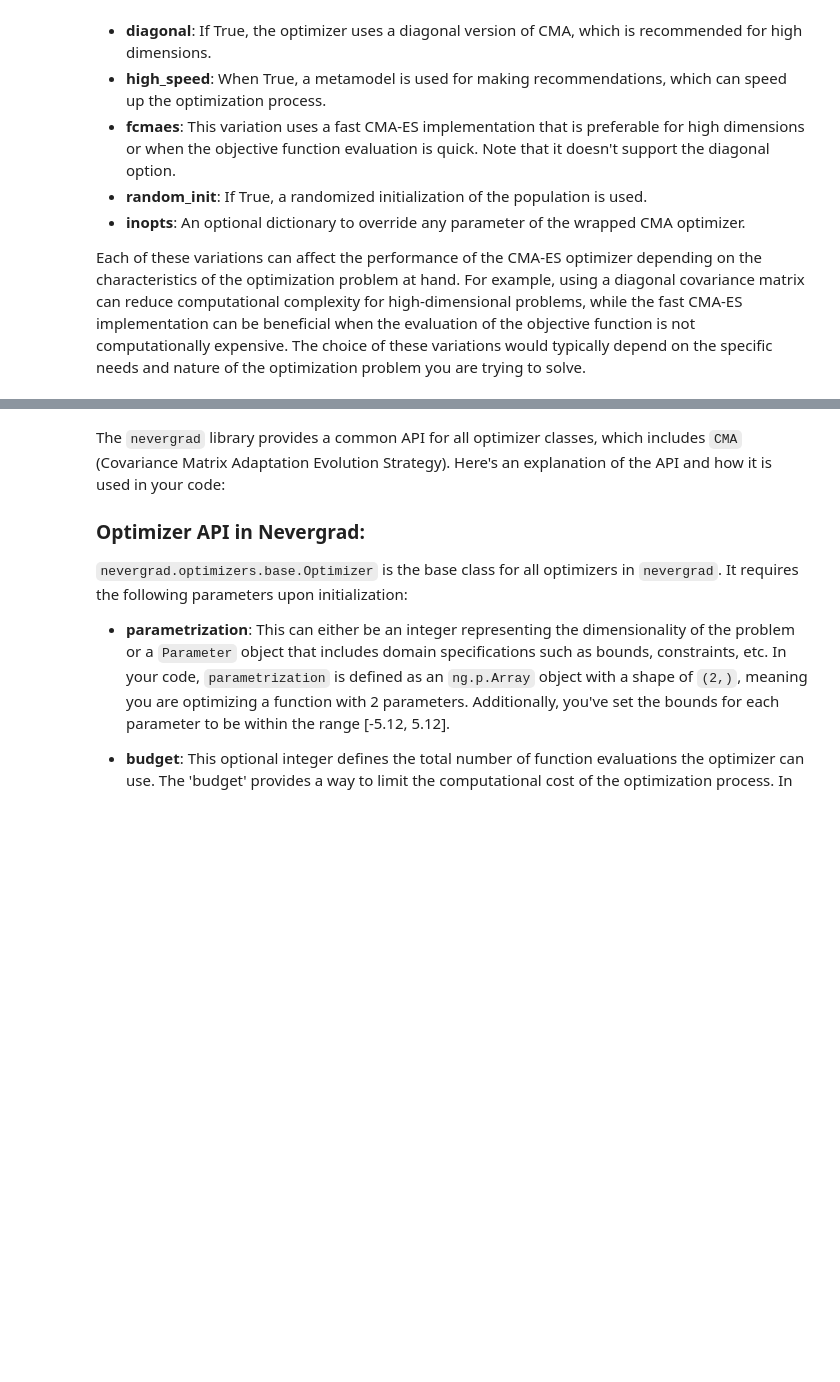
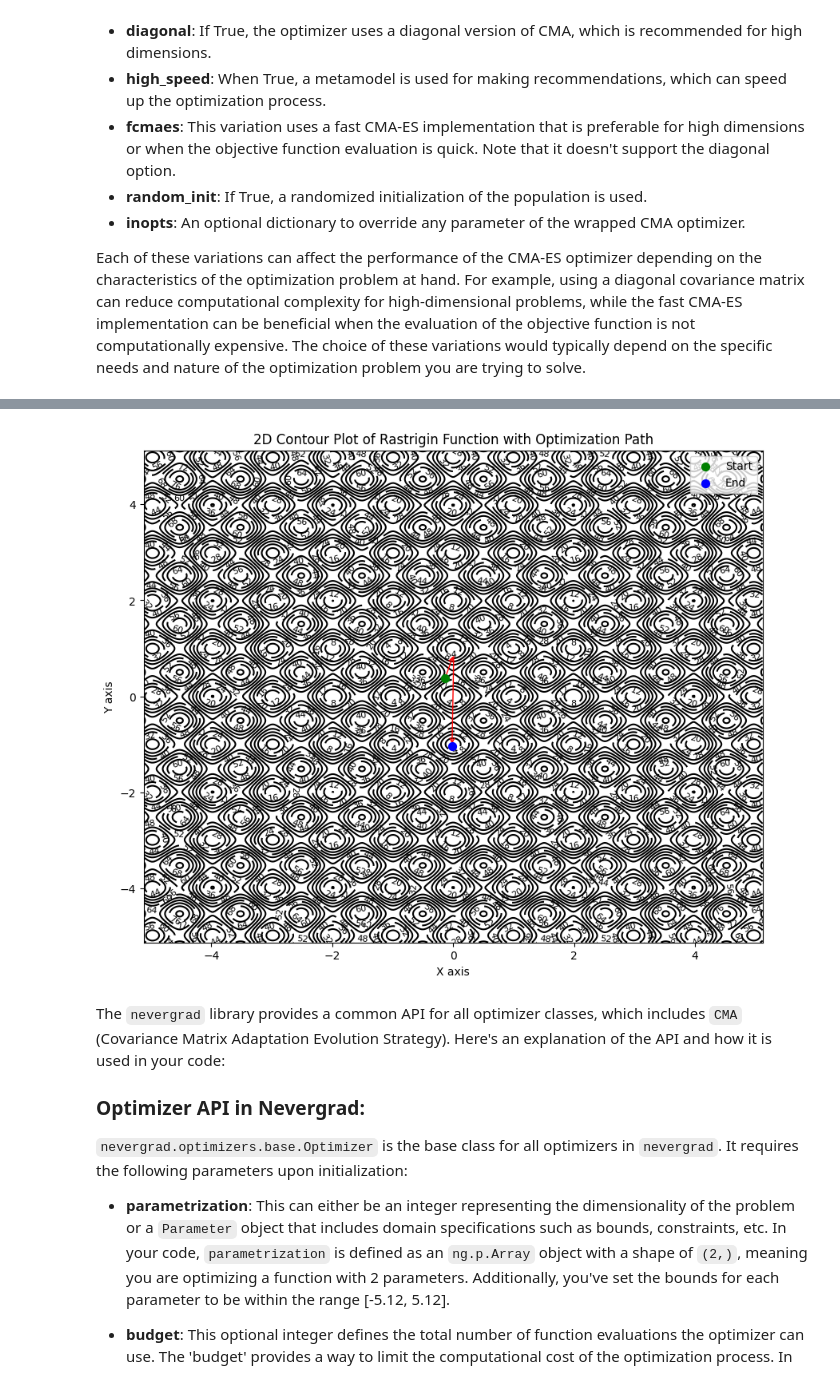
Before and after one commit to shuawoo/CMA-ES-in-Nevergrad, a Jupyter notebook: 草稿_第3.5题.ipynb, the cells around one changed output, grey strips where cells are left out. Cells and saved outputs as stored; diff of their text form; code cells hidden in the pictures; blank space fills up the shorter version.

```diff
--- a/草稿_第3.5题.ipynb
+++ b/草稿_第3.5题.ipynb
@@ -745,3 +728,62 @@ plt.show()
+# %%
+import matplotlib.pyplot as plt
+import numpy as np
+import nevergrad as ng
+
+# Define the Rastrigin function
+def rastrigin(x, A=10):
+    return A * len(x) + sum([(xi ** 2 - A * np.cos(2 * np.pi * xi)) for xi in x])
+
+# Set up the optimizer from nevergrad
+optimizer = ng.optimizers.CMA(parametrization=2, budget=100)
+
+# Track the history of the best value found so far and the points
+history = []
+points = []
+
+# Optimization loop
+for i in range(optimizer.budget):
+    x = optimizer.ask()
+    value = rastrigin(x.value)
+    optimizer.tell(x, value)
+    recommendation = optimizer.provide_recommendation()
+    history.append(rastrigin(recommendation.value))
+    points.append(recommendation.value)
+
+# Create a grid of points and calculate Z values for the contour plot
+X, Y = np.meshgrid(np.linspace(-5.12, 5.12, 400), np.linspace(-5.12, 5.12, 400))
+Z = rastrigin_plot(X, Y)
+
+# Convert points to numpy arrays for plotting
+X_points = np.array([p[0] for p in points])
+Y_points = np.array([p[1] for p in points])
+
+# Create a 2D contour plot with the Rastrigin function in one color
+plt.figure(figsize=(10, 8))
+contours = plt.contour(X, Y, Z, levels=25, colors='black')
+plt.clabel(contours, inline=True, fontsize=8, fmt="%.0f")
+
+# Plot the optimization path with arrows
+for i in range(1, len(X_points)):
+    plt.annotate('', xy=(X_points[i], Y_points[i]), xytext=(X_points[i-1], Y_points[i-1]),
+                 arrowprops={'arrowstyle': '->', 'color': 'r', 'lw': 1},
+                 va='center', ha='center')
+
+
+# Plot the starting and ending points
+plt.scatter(X_points[0], Y_points[0], color='g', s=50, label='Start', zorder=5)
+plt.scatter(X_points[-1], Y_points[-1], color='b', s=50, label='End', zorder=5)
+
+# Add labels and title
+plt.xlabel('X axis')
+plt.ylabel('Y axis')
+plt.title('2D Contour Plot of Rastrigin Function with Optimization Path')
+plt.legend()
+
+# Display the plot
+plt.show()
+# %% [output]
+[figure, added]
 # %% [markdown]
 The `nevergrad` library provides a common API for all optimizer classes, which includes `CMA` (Covariance Matrix Adaptation Evolution Strategy). Here's an explanation of the API and how it is used in your code:
 
```
Also changed, not shown: parts of 2 cells of this notebook.
